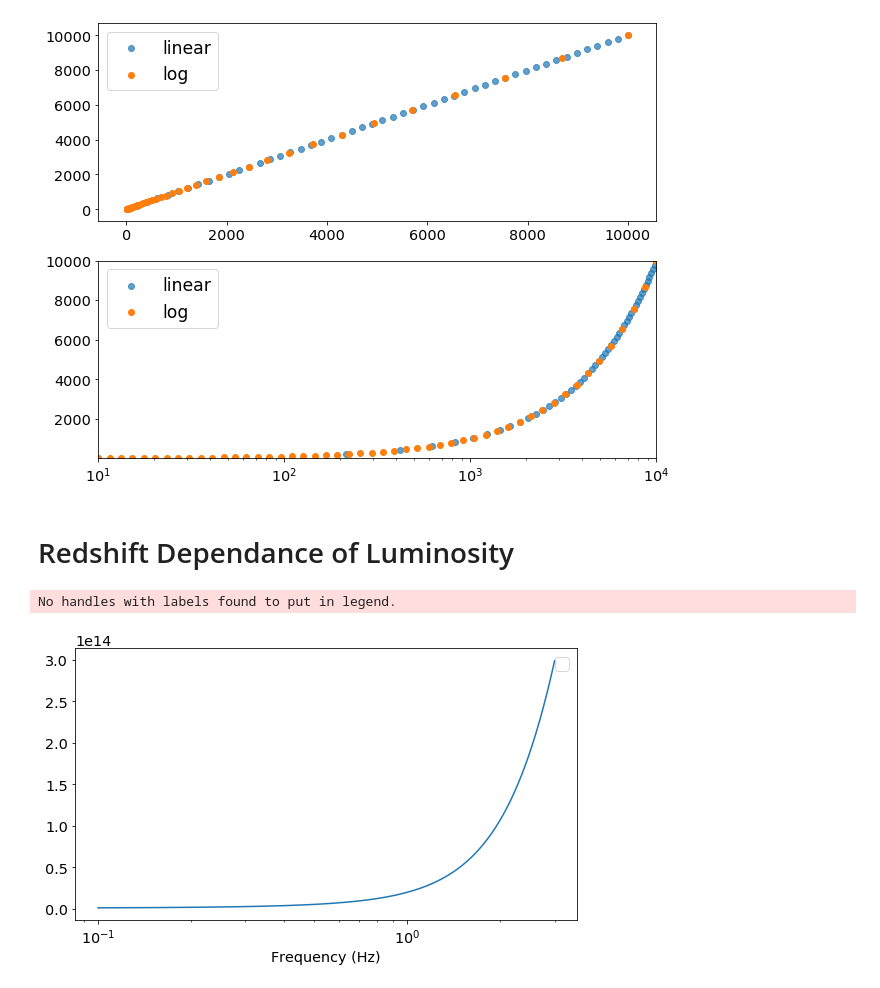
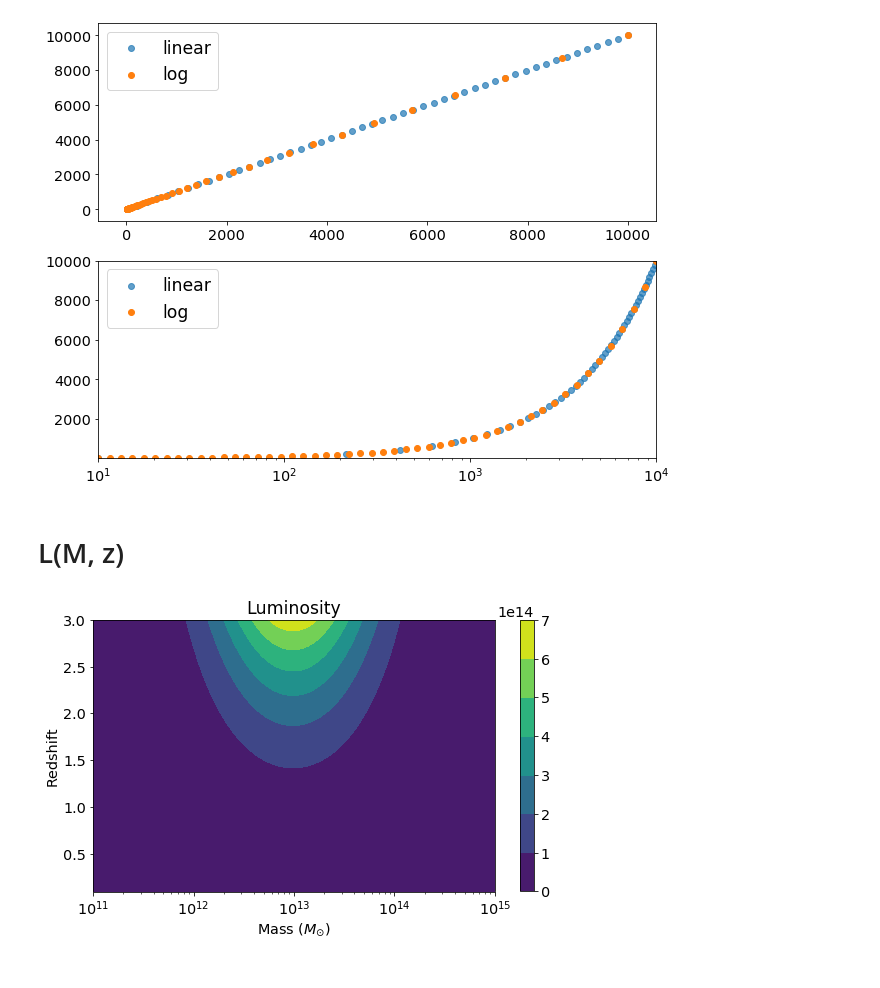
Before and after one commit to simonsobs/hmvec, a Jupyter notebook: visualize.ipynb, the cells around one changed output. Drawn from its saved outputs; the diff is of its cells as text; code cells hidden in the pictures.

Commit message:
Finished graphs (first draft)

```diff
--- a/visualize.ipynb
+++ b/visualize.ipynb
@@ -28,6 +28,7 @@ import numpy as np
 from scipy.stats import norm
 import matplotlib.pyplot as plt
 import matplotlib
+from astropy import units as u
 
 #Plot settings
 %matplotlib inline
@@ -35,6 +36,7 @@ matplotlib.rcParams['axes.labelsize'] = 'x-large'
 matplotlib.rcParams['xtick.labelsize'] = 'x-large'
 matplotlib.rcParams['ytick.labelsize'] = 'x-large'
 matplotlib.rcParams['legend.fontsize'] = 'xx-large'
+matplotlib.rcParams['axes.titlesize'] = 'xx-large'
 # %% [markdown]
 # $ \Sigma (M)$
 # %% [markdown]
@@ -102,22 +104,27 @@ plt.xlim(10, 1e4)
 plt.ylim(10, 1e4);
 # %% [output]
 [figure]
-# %% [markdown]
-# Redshift Dependance of Luminosity
+# %% [markdown]
+# L(M, z)
 # %%
 #Inputs
 redshifts = np.linspace(0.1, 3)
-M = 10**12.3
+masses = np.logspace(11,15, num=200)
 freq = 545.0e9 #Ghz
+
+#Calculations
+M, Z = np.meshgrid(masses, redshifts)
+L = cib.luminosity(M, Z, freq)
 
 #Plot
 plt.figure(figsize=(9,5));
-plt.plot(redshifts, cib.luminosity(M, redshifts, freq));
+plt.contourf(M, Z, L)
+plt.colorbar();
 
 #Plotting extras
 plt.xscale('log')
-plt.legend(fontsize='xx-large')
-plt.xlabel('Frequency (Hz)');
+plt.xlabel(r'Mass ($M_{\odot}$)')
+plt.ylabel('Redshift')
+plt.title('Luminosity');
 # %% [output]
-No handles with labels found to put in legend.
-[figure, old version]
+[figure, new version]
```
Also changed, not shown: parts of 4 cells of this notebook, 1 other file.
